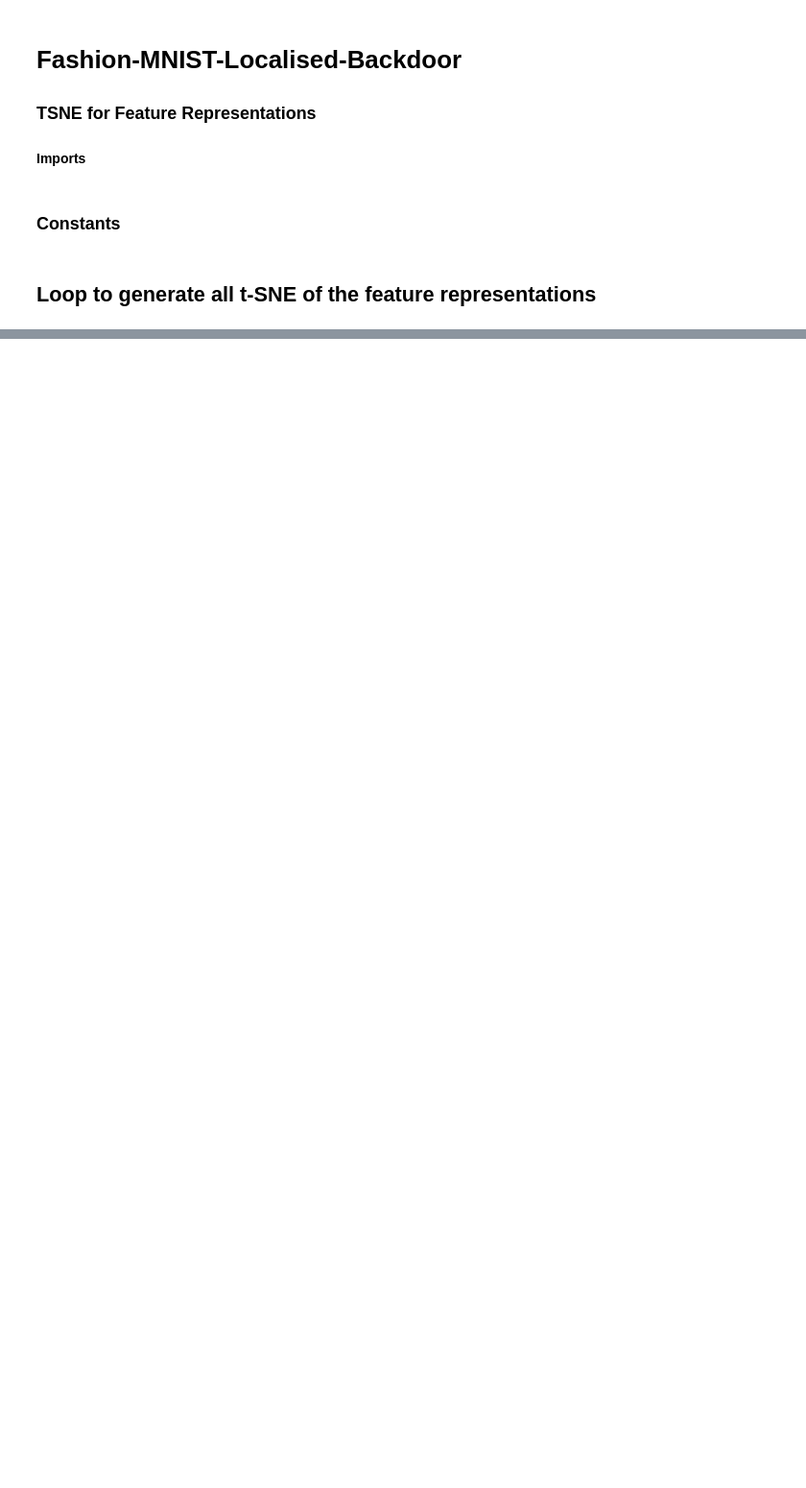
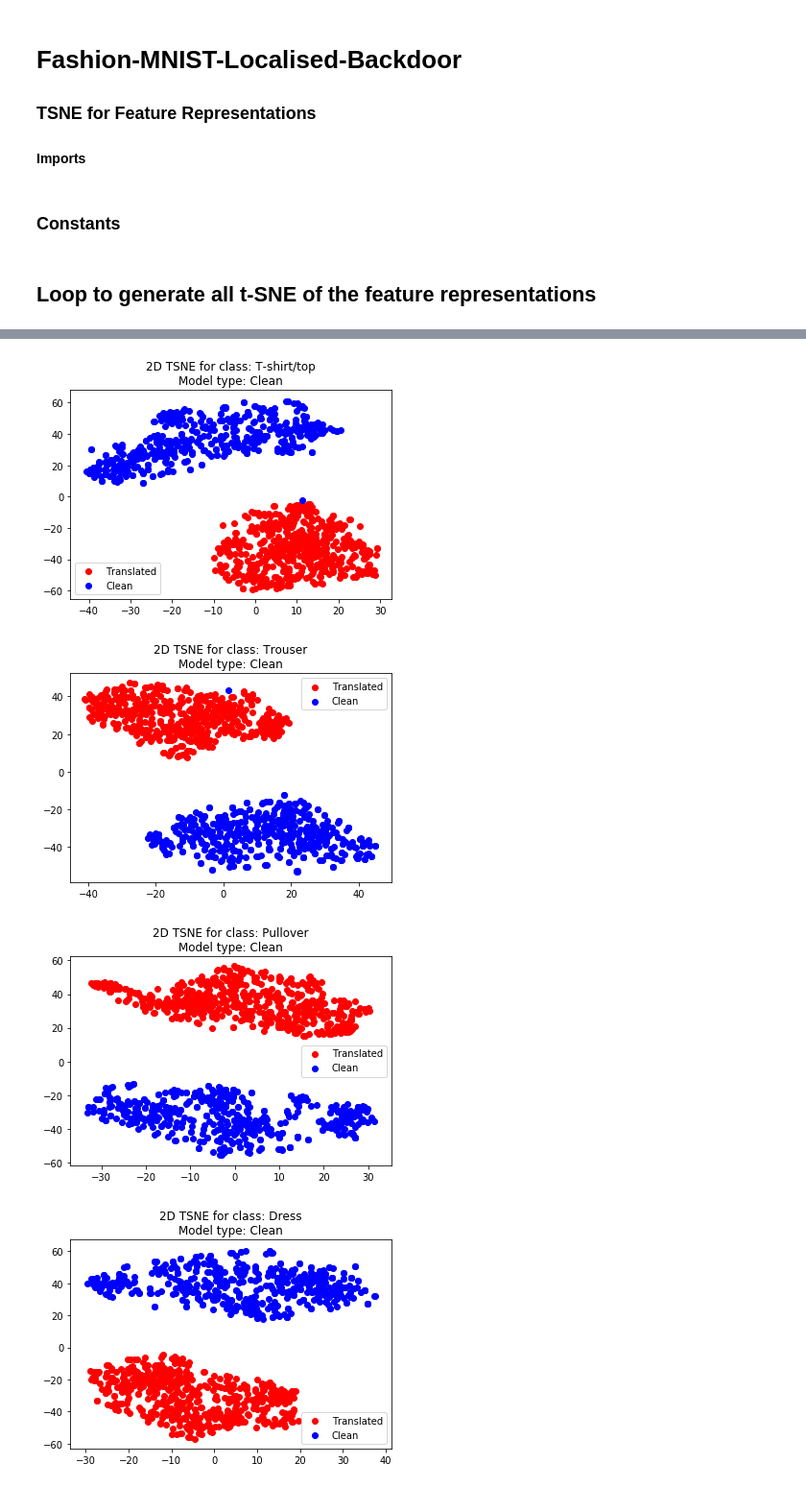
Before and after one commit to sakshiudeshi/Expose-Robust-Backdoors, a Jupyter notebook: Fashion-MNIST/Fashion-MNIST-Clean/TSNE-Feature-Rep-Analysis.ipynb, the cells around one changed output, grey strips where cells are left out. Shown: that part at 96% size. Saved outputs shown, nothing was run; the diff lists cells and outputs as text; code cells hidden in the pictures; blank space fills up the shorter version.

Commit message:
Clean up Fmnist

```diff
--- a/Fashion-MNIST/Fashion-MNIST-Clean/TSNE-Feature-Rep-Analysis.ipynb
+++ b/Fashion-MNIST/Fashion-MNIST-Clean/TSNE-Feature-Rep-Analysis.ipynb
@@ -21,3 +17,8 @@ labels_plotting = ['Translated', 'Clean']
+# %%
+model_type_arr = ['Backdoored', 'Clean']
+colors_plotting = ['r', 'b']
+labels_plotting = ['Translated', 'Clean']
+class_names = {0: "T-shirt/top", 1: "Trouser", 2: "Pullover", 3: "Dress", 4: "Coat", 5: "Sandal", 6: "Shirt", 7: "Sneaker", 8: "Bag", 9: "Ankle boot"}
 # %% [markdown]
 ## Loop to generate all t-SNE of the feature representations
 # %%
@@ -49,9 +50,5 @@ for targ_lbl in range(10):
     with open(filename, 'wb') as handle:
         pickle.dump((X_arr_tsne, Y_arr), handle)
 
-    plt.title("2D TSNE for class: " + str(targ_lbl) + "\nModel type: "+  model_type_arr[model_type_choice])
-    for X, Y in zip(X_arr_tsne, Y_arr):\
-        plt.scatter(X[0], X[1], c = colors_plotting[Y], label=labels_plotting[Y])
-    #     plt.imshow()
-    plt.show()
+    print("Saved: ", filename)
 # %% [output]
@@ -58,0 +67,39 @@ for targ_lbl in range(10):
+# %%
+model_type_choice = 1
+
+subtype = ""
+
+for targ_lbl in range(10):
+    filename = "saved_pickles/2d-tsne-feature-representation/"+ model_type_arr[model_type_choice] +"-Model-Feature-Representations/feature-representations-tsne2d-class-" + str(targ_lbl) + ".pkl"
+    with open(filename, 'rb') as handle:
+        X_arr_tsne, Y_arr = pickle.load(handle)
+
+    plt.title("2D TSNE for class: " + class_names[targ_lbl] + "\nModel type: "+  model_type_arr[model_type_choice] + subtype)
+
+    X_clean_tsne = []
+    Y_clean_tsne = []
+
+    X_translated_tsne = []
+    Y_translated_tsne = []
+
+    for X, Y in zip(X_arr_tsne, Y_arr):
+        if (Y == 0):
+            X_translated_tsne.append(X)
+            Y_translated_tsne.append(Y)
+
+        if(Y == 1):
+            X_clean_tsne.append(X)
+            Y_clean_tsne.append(Y)
+
+
+    plt.scatter(*zip(*X_translated_tsne), c = colors_plotting[Y_translated_tsne[0]], label=labels_plotting[Y_translated_tsne[0]])
+    plt.scatter(*zip(*X_clean_tsne), c = colors_plotting[Y_clean_tsne[0]], label=labels_plotting[Y_clean_tsne[0]])
+
+    plt.legend()
+    plt.show()
+    plt.close()
+# %% [output]
+[figure, added]
+[figure, added]
+[figure, added]
+[figure, added]
```
Also changed, not shown: parts of 5 cells of this notebook, 3 other files.
